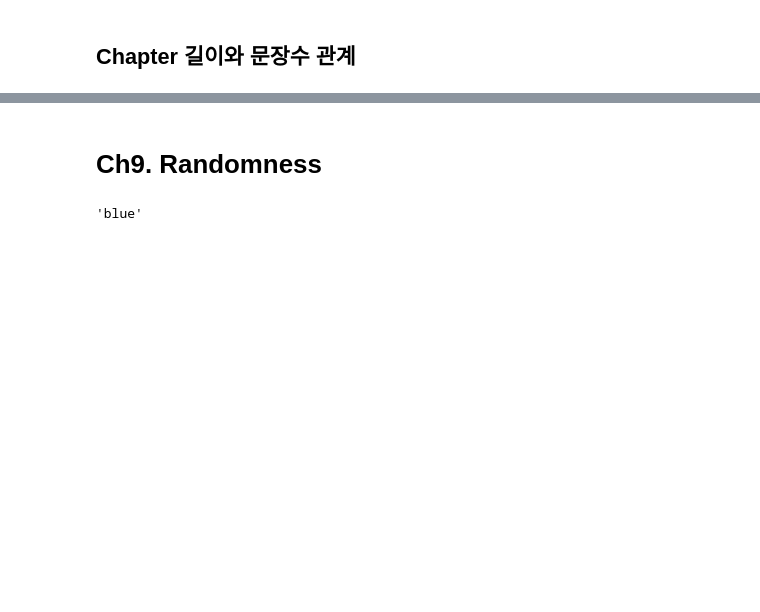
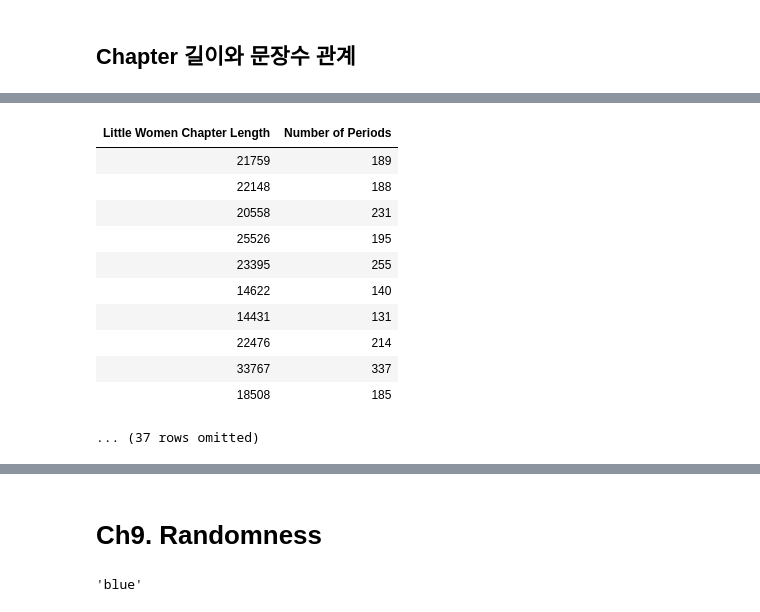
Before and after one commit to Sianus/School_Lecture, a Jupyter notebook: DataScience/Self_contents/따라쓰기.ipynb, the cells around one changed output, grey strips where cells are left out. Saved outputs shown, nothing was run; the diff lists cells and outputs as text; code cells hidden in the pictures; blank space fills up the shorter version.

```diff
--- a/DataScience/Self_contents/따라쓰기.ipynb
+++ b/DataScience/Self_contents/따라쓰기.ipynb
@@ -257,0 +283,19 @@ plt.title('Cumulative Number of Times Each Name Appears');
+# %%
+chars_periods_little_women = Table().with_columns([
+    'Little Women Chapter Length', [len(s) for s in little_women_chapters],
+    'Number of Periods', np.char.count(little_women_chapters, '.')
+])
+chars_periods_little_women
+# %% [output]
+| Little Women Chapter Length | Number of Periods |
+| 21759 | 189 |
+| 22148 | 188 |
+| 20558 | 231 |
+| 25526 | 195 |
+| 23395 | 255 |
+| 14622 | 140 |
+| 14431 | 131 |
+| 22476 | 214 |
+| 33767 | 337 |
+| 18508 | 185 |
+... (37 rows omitted)
```
Also changed, not shown: parts of 20 cells of this notebook, 11 other files.
